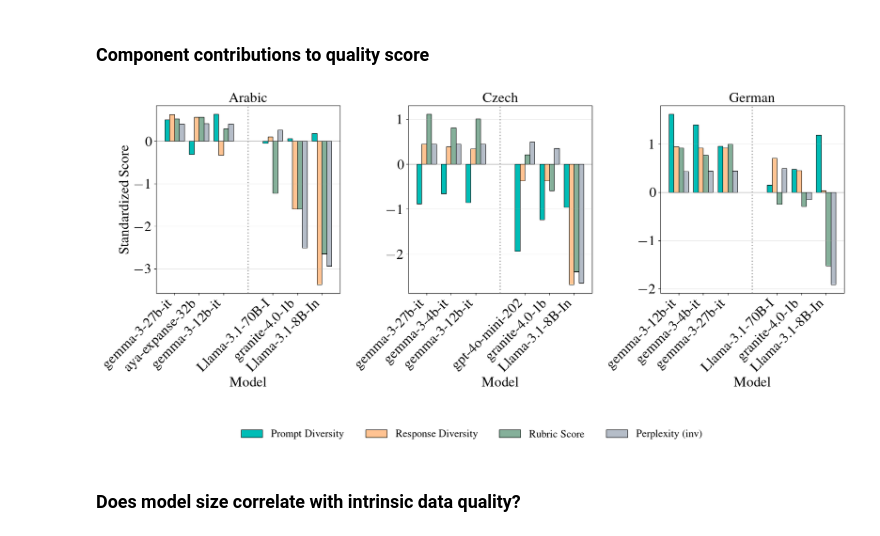
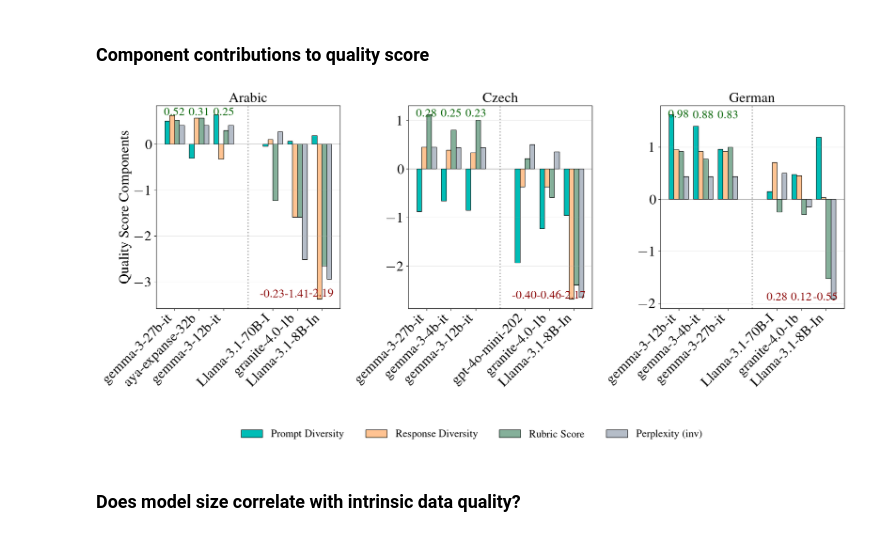
Before and after one commit to ljvmiranda921/polyglot-teachers, a Jupyter notebook: notebooks/2025-11-24-data-quality-metrics/02_visualize_quality_metrics.ipynb, the cells around one changed output. Cells and saved outputs as stored; diff of their text form; code cells hidden in the pictures.

```diff
--- a/notebooks/2025-11-24-data-quality-metrics/02_visualize_quality_metrics.ipynb
+++ b/notebooks/2025-11-24-data-quality-metrics/02_visualize_quality_metrics.ipynb
@@ -153,34 +153,59 @@ for idx, (lang, ax) in enumerate(zip(languages, axes)):
             linewidth=0.8,
         )
 
     ax.axhline(y=0, color="black", linestyle="-", linewidth=0.8, alpha=0.3)
     ax.axvline(x=3, color="gray", linestyle=":", linewidth=2, alpha=0.7)
 
+    for i, (x_pos, row) in enumerate(zip(x, selected.iterrows())):
+        quality = row[1]["quality_score"]
+        if i < 3:
+            ax.text(
+                x_pos,
+                ax.get_ylim()[1] * 0.95,
+                f"{quality:.2f}",
+                ha="center",
+                va="top",
+                fontsize=18,
+                color="darkgreen",
+                weight="bold",
+            )
+        else:
+            ax.text(
+                x_pos,
+                ax.get_ylim()[0] * 0.95,
+                f"{quality:.2f}",
+                ha="center",
+                va="bottom",
+                fontsize=18,
+                color="darkred",
+                weight="bold",
+            )
+
     ax.set_title(language_names[lang])
     ax.set_xticks(x)
     ax.set_xticklabels(
         [row["model"].split("/")[-1][:15] for _, row in selected.iterrows()],
         rotation=45,
         ha="right",
     )
     ax.set_ylabel("Quality Score Components" if idx == 0 else "")
     ax.grid(True, alpha=0.3, axis="y")
 
 fig.legend(
     *axes[2].get_legend_handles_labels(),
     frameon=False,
     loc="lower center",
     bbox_to_anchor=(0.5, -0.15),
     ncol=4,
     fontsize=18,
 )
 
 plt.tight_layout()
 fig.savefig("figures/component_contributions_by_language.png", dpi=300, bbox_inches="tight")  # fmt: skip
 
 plt.show()
 # %% [output]
-[figure, old version]
+[figure, new version]
 # %% [markdown]
 ### Does model size correlate with intrinsic data quality?
 # %%
```
Also changed, not shown: 1 other file.
